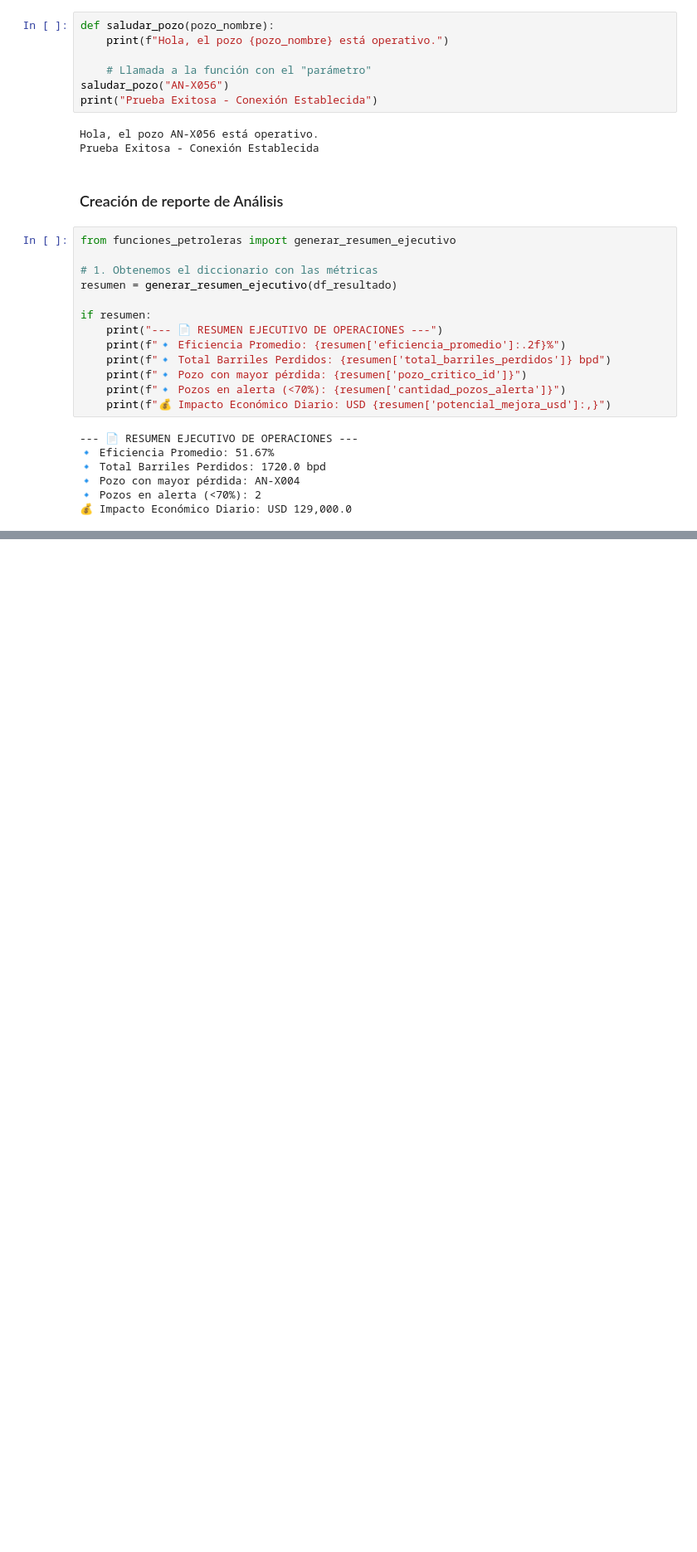
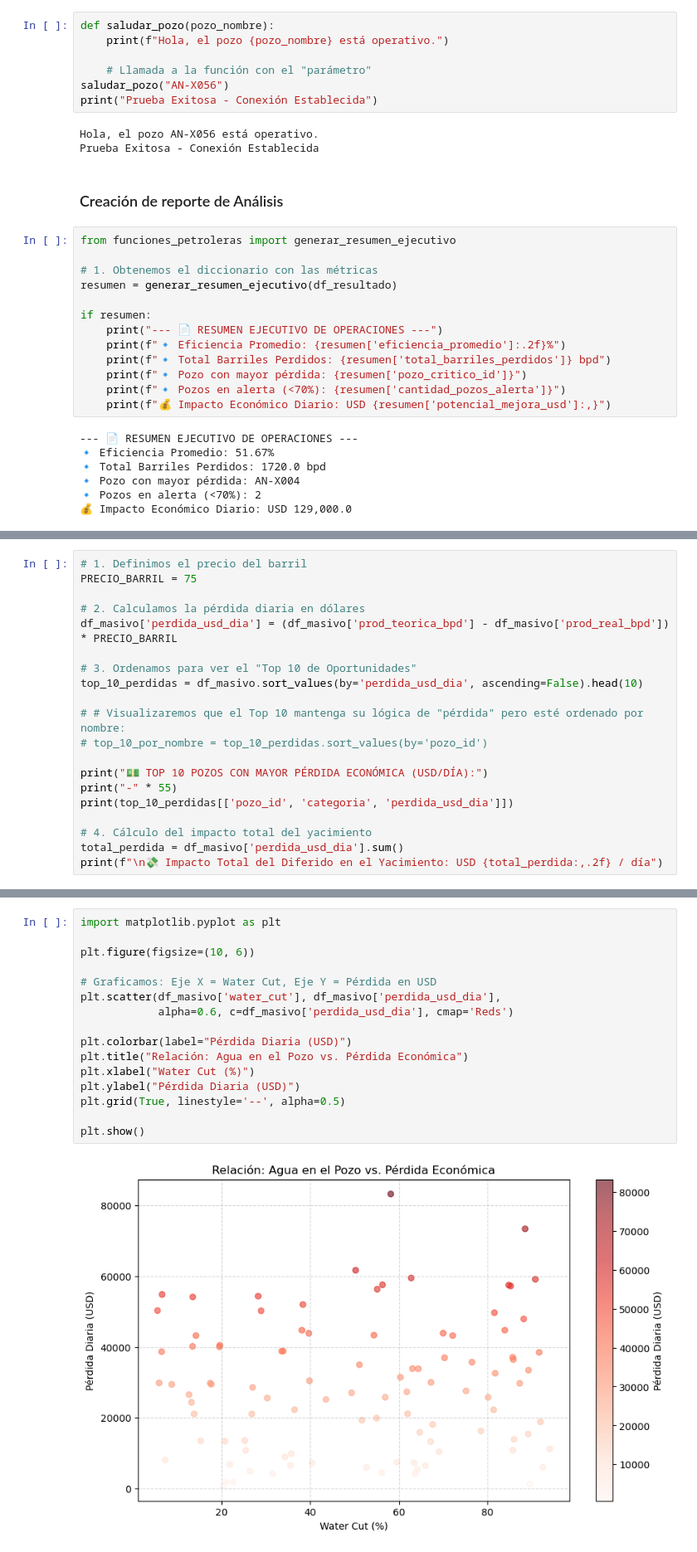
Before and after one commit to SiRoDevSoft/analisis_eficiencia_vaca_muerta, a Jupyter notebook: notebooks/monitor_eficiencia.ipynb, the cells around one changed output, grey strips where cells are left out. Shown at 83% size. Drawn from its saved outputs; the diff is of its cells as text; blank space fills up the shorter version.

Commit message:
feat: implementar generador masivo y analisis de lucro cesante por diferidos

```diff
--- a/notebooks/monitor_eficiencia.ipynb
+++ b/notebooks/monitor_eficiencia.ipynb
@@ -231,0 +325,20 @@ if resumen:
+# %%
+# 1. Definimos el precio del barril
+PRECIO_BARRIL = 75
+
+# 2. Calculamos la pérdida diaria en dólares
+df_masivo['perdida_usd_dia'] = (df_masivo['prod_teorica_bpd'] - df_masivo['prod_real_bpd']) * PRECIO_BARRIL
+
+# 3. Ordenamos para ver el "Top 10 de Oportunidades"
+top_10_perdidas = df_masivo.sort_values(by='perdida_usd_dia', ascending=False).head(10)
+
+# # Visualizaremos que el Top 10 mantenga su lógica de "pérdida" pero esté ordenado por nombre:
+# top_10_por_nombre = top_10_perdidas.sort_values(by='pozo_id')
+
+print("💵 TOP 10 POZOS CON MAYOR PÉRDIDA ECONÓMICA (USD/DÍA):")
+print("-" * 55)
+print(top_10_perdidas[['pozo_id', 'categoria', 'perdida_usd_dia']])
+
+# 4. Cálculo del impacto total del yacimiento
+total_perdida = df_masivo['perdida_usd_dia'].sum()
+print(f"\n💸 Impacto Total del Diferido en el Yacimiento: USD {total_perdida:,.2f} / día")
@@ -231,0 +363,18 @@ if resumen:
+# %%
+import matplotlib.pyplot as plt
+
+plt.figure(figsize=(10, 6))
+
+# Graficamos: Eje X = Water Cut, Eje Y = Pérdida en USD
+plt.scatter(df_masivo['water_cut'], df_masivo['perdida_usd_dia'],
+            alpha=0.6, c=df_masivo['perdida_usd_dia'], cmap='Reds')
+
+plt.colorbar(label="Pérdida Diaria (USD)")
+plt.title("Relación: Agua en el Pozo vs. Pérdida Económica")
+plt.xlabel("Water Cut (%)")
+plt.ylabel("Pérdida Diaria (USD)")
+plt.grid(True, linestyle='--', alpha=0.5)
+
+plt.show()
+# %% [output]
+[figure, added]
```
Also changed, not shown: parts of 12 cells of this notebook, 4 other files.
